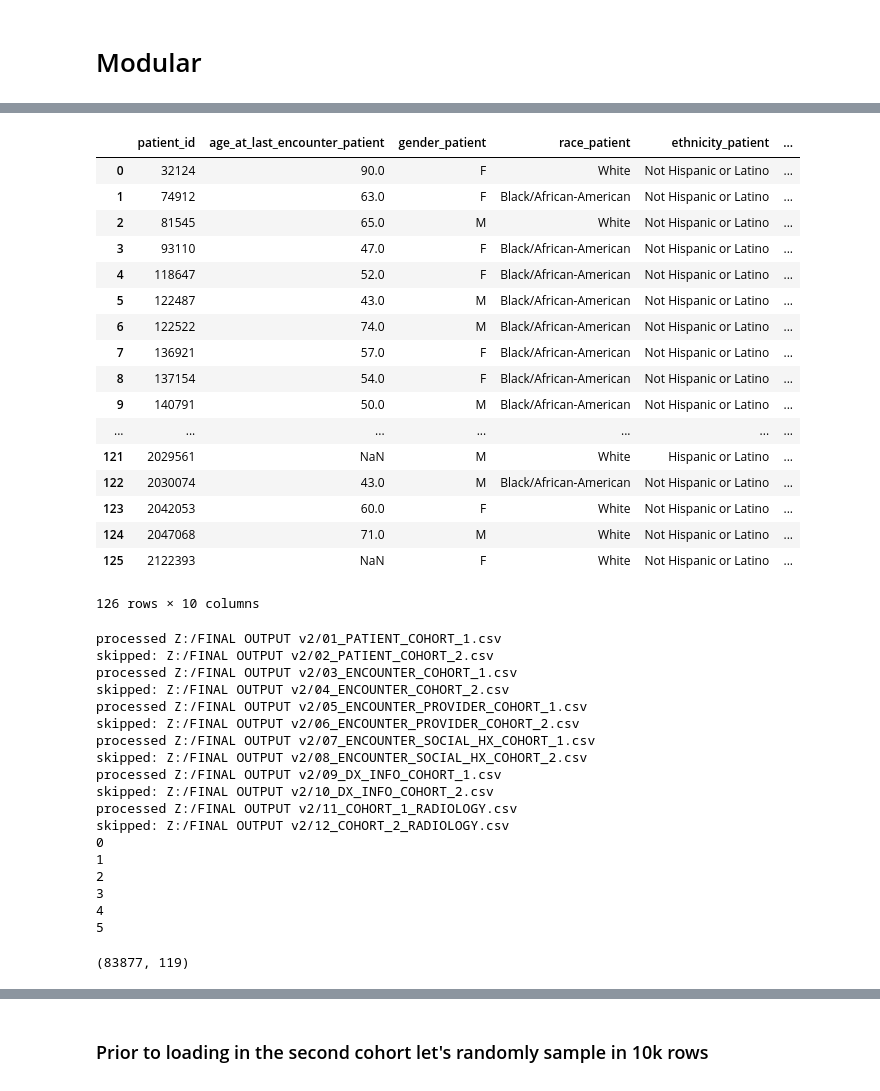
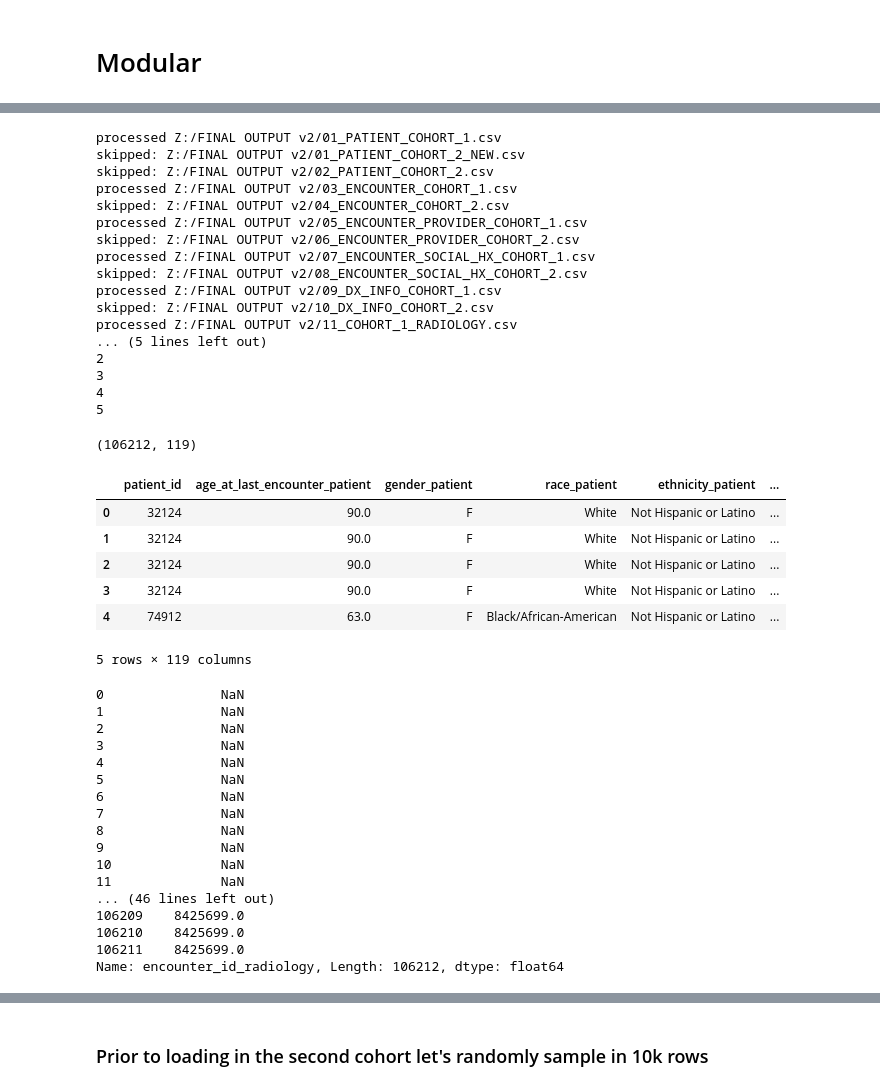
Before and after one commit to kenwancheung/capstone_nlp, a Jupyter notebook: src/joins/joining_datasets.ipynb, the cells around one changed output, grey strips where cells are left out. Cells and saved outputs as stored; diff of their text form; code cells hidden in the pictures.

Commit message:
last weeks changes

```diff
--- a/src/joins/joining_datasets.ipynb
+++ b/src/joins/joining_datasets.ipynb
@@ -65,7 +65,0 @@ listtmp = list_
-# %%
-for i in range(0,len(listtmp[0:1])):
-    print(i)
-    tmp1 = pd.DataFrame(listtmp[i].iloc[:,0])
-#     print(tmp1)
-    listtmp[i] = listtmp[i].iloc[:,1:].add_suffix(suffix[i])
-    listtmp[i] = pd.concat((tmp1,(listtmp[i])),axis=1)
@@ -101,24 +66,3 @@ pd.concat((tmp1,(listtmp[0])),axis=1).head()
-# %%
-pd.merge(list_[0],list_[5],on="patient_id",how="left")
-# %% [output]
-|  | patient_id | age_at_last_encounter_patient | gender_patient | race_patient | ethnicity_patient | ... |
-| 0 | 32124 | 90.0 | F | White | Not Hispanic or Latino | ... |
-| 1 | 74912 | 63.0 | F | Black/African-American | Not Hispanic or Latino | ... |
-| 2 | 81545 | 65.0 | M | White | Not Hispanic or Latino | ... |
-| 3 | 93110 | 47.0 | F | Black/African-American | Not Hispanic or Latino | ... |
-| 4 | 118647 | 52.0 | F | Black/African-American | Not Hispanic or Latino | ... |
-| 5 | 122487 | 43.0 | M | Black/African-American | Not Hispanic or Latino | ... |
-| 6 | 122522 | 74.0 | M | Black/African-American | Not Hispanic or Latino | ... |
-| 7 | 136921 | 57.0 | F | Black/African-American | Not Hispanic or Latino | ... |
-| 8 | 137154 | 54.0 | F | Black/African-American | Not Hispanic or Latino | ... |
-| 9 | 140791 | 50.0 | M | Black/African-American | Not Hispanic or Latino | ... |
-| ... | ... | ... | ... | ... | ... | ... |
-| 121 | 2029561 | NaN | M | White | Hispanic or Latino | ... |
-| 122 | 2030074 | 43.0 | M | Black/African-American | Not Hispanic or Latino | ... |
-| 123 | 2042053 | 60.0 | F | White | Not Hispanic or Latino | ... |
-| 124 | 2047068 | 71.0 | M | White | Not Hispanic or Latino | ... |
-| 125 | 2122393 | NaN | F | White | Not Hispanic or Latino | ... |
-126 rows × 10 columns
 # %%
 frame = pd.DataFrame()
 list_ = []
@@ -145,6 +89,7 @@ def readin(listoffiles,like):
 cohort1_dta = readin(onlyfiles_sorted,"COHORT_1")
 # %% [output]
 processed Z:/FINAL OUTPUT v2/01_PATIENT_COHORT_1.csv
+skipped: Z:/FINAL OUTPUT v2/01_PATIENT_COHORT_2_NEW.csv
 skipped: Z:/FINAL OUTPUT v2/02_PATIENT_COHORT_2.csv
 processed Z:/FINAL OUTPUT v2/03_ENCOUNTER_COHORT_1.csv
 skipped: Z:/FINAL OUTPUT v2/04_ENCOUNTER_COHORT_2.csv
@@ -155,9 +100,7 @@ skipped: Z:/FINAL OUTPUT v2/08_ENCOUNTER_SOCIAL_HX_COHORT_2.csv
 processed Z:/FINAL OUTPUT v2/09_DX_INFO_COHORT_1.csv
 skipped: Z:/FINAL OUTPUT v2/10_DX_INFO_COHORT_2.csv
 processed Z:/FINAL OUTPUT v2/11_COHORT_1_RADIOLOGY.csv
-skipped: Z:/FINAL OUTPUT v2/12_COHORT_2_RADIOLOGY.csv
-0
-1
+... (5 lines left out)
 2
 3
 4
@@ -165,7 +108,37 @@ skipped: Z:/FINAL OUTPUT v2/12_COHORT_2_RADIOLOGY.csv
 # %%
 cohort1_dta.shape
 # %% [output]
-(83877, 119)
+(106212, 119)
+# %%
+cohort1_dta.head()
+# %% [output]
+|  | patient_id | age_at_last_encounter_patient | gender_patient | race_patient | ethnicity_patient | ... |
+| 0 | 32124 | 90.0 | F | White | Not Hispanic or Latino | ... |
+| 1 | 32124 | 90.0 | F | White | Not Hispanic or Latino | ... |
+| 2 | 32124 | 90.0 | F | White | Not Hispanic or Latino | ... |
+| 3 | 32124 | 90.0 | F | White | Not Hispanic or Latino | ... |
+| 4 | 74912 | 63.0 | F | Black/African-American | Not Hispanic or Latino | ... |
+5 rows × 119 columns
+# %%
+cohort1_dta.encounter_id_radiology
+# %% [output]
+0               NaN
+1               NaN
+2               NaN
+3               NaN
+4               NaN
+5               NaN
+6               NaN
+7               NaN
+8               NaN
+9               NaN
+10              NaN
+11              NaN
+... (46 lines left out)
+106209    8425699.0
+106210    8425699.0
+106211    8425699.0
+Name: encounter_id_radiology, Length: 106212, dtype: float64
 # %%
 cohort1_dta.iloc[80000,0:]
 # %% [output]
```
Also changed, not shown: parts of 16 cells of this notebook.
